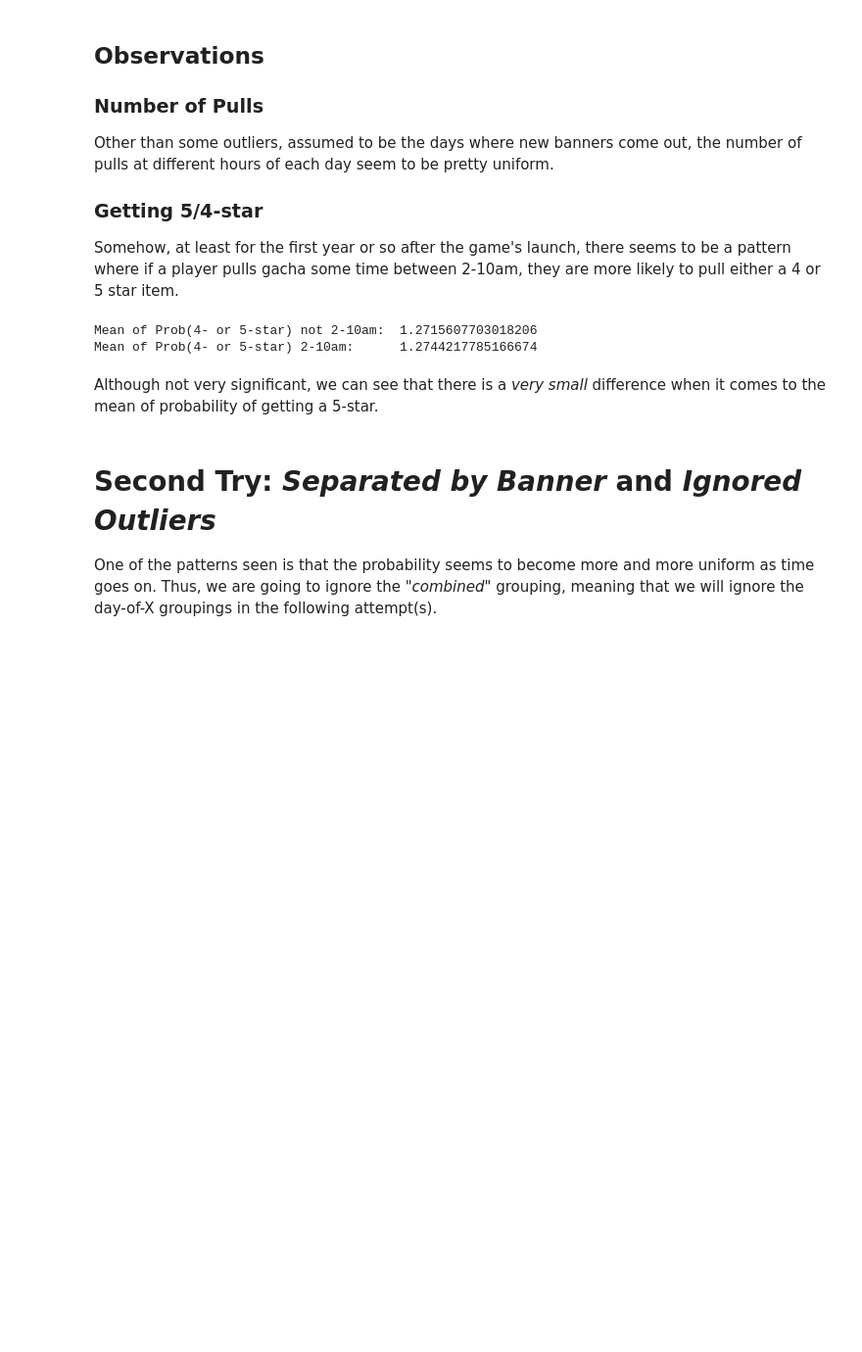
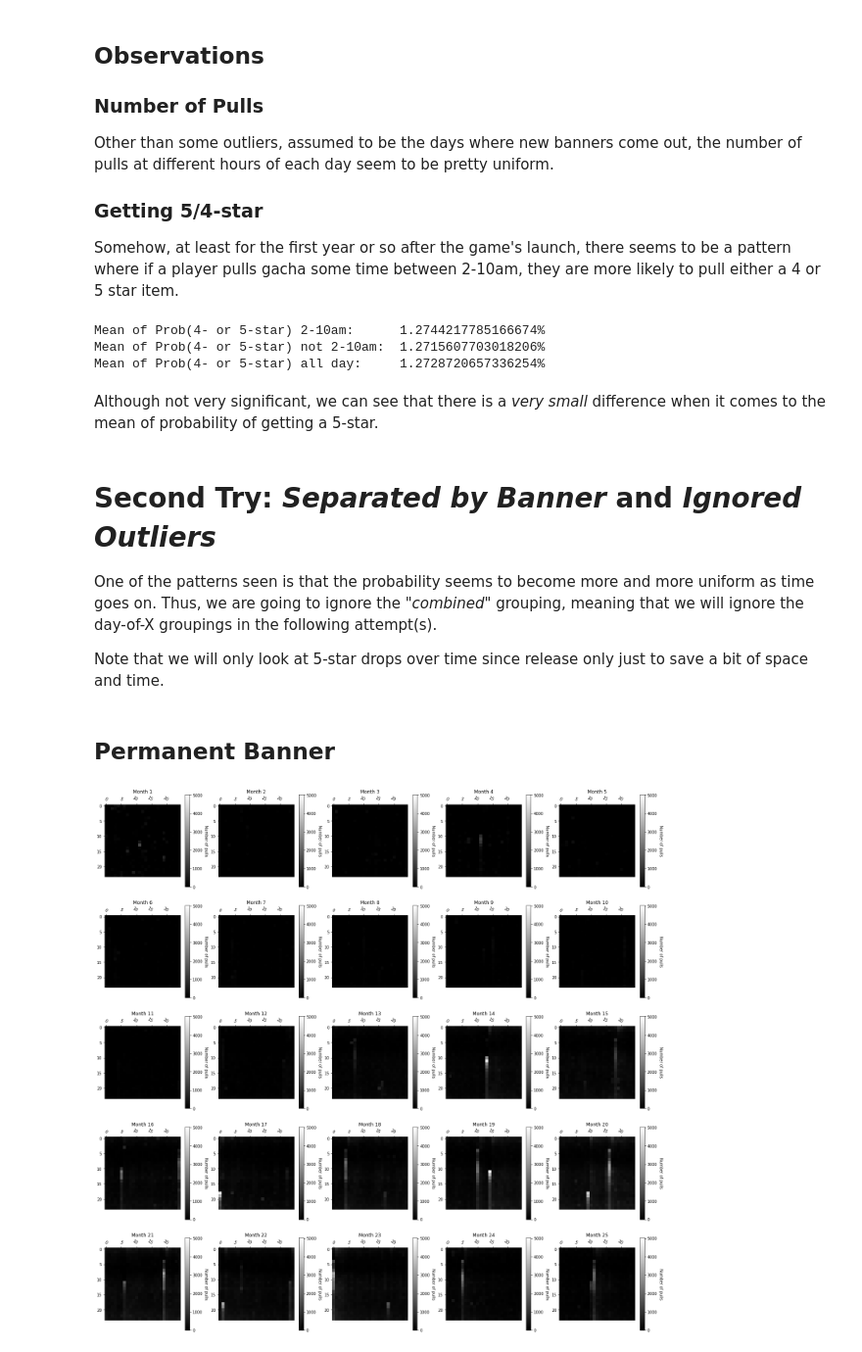
Before and after one commit to justnawat/optimized-genshin-pulling, a Jupyter notebook: Optimized Genshin Pulls.ipynb, the cells around one changed output. Shown at 98% size. Saved outputs shown, nothing was run; the diff lists cells and outputs as text; code cells hidden in the pictures; blank space fills up the shorter version.

Commit message:
separated by banner but outliers still included

```diff
--- a/Optimized Genshin Pulls.ipynb
+++ b/Optimized Genshin Pulls.ipynb
@@ -284,17 +289,33 @@ of each day seem to be pretty uniform.
 Somehow, at least for the first year or so after the game's launch, there seems to be a pattern where
 if a player pulls gacha some time between 2-10am, they are more likely to pull either a 4 or 5 star item.
 # %%
-print(f"Mean of Prob(4- or 5-star) not 2-10am: \t{np.mean(all_fives[11:, :]) * 100}")
-print(f"Mean of Prob(4- or 5-star) 2-10am: \t{np.mean(all_fives[:11, :]) * 100}")
+print(
+    f"Mean of Prob(4- or 5-star) 2-10am: \t{np.mean(all_fives[:11, :]) * 100}%")
+print(
+    f"Mean of Prob(4- or 5-star) not 2-10am: \t{np.mean(all_fives[11:, :]) * 100}%")
+print(f"Mean of Prob(4- or 5-star) all day: \t{np.mean(all_fives) * 100}%")
 # %% [output]
-Mean of Prob(4- or 5-star) not 2-10am:  1.2715607703018206
-Mean of Prob(4- or 5-star) 2-10am:      1.2744217785166674
+Mean of Prob(4- or 5-star) 2-10am:      1.2744217785166674%
+Mean of Prob(4- or 5-star) not 2-10am:  1.2715607703018206%
+Mean of Prob(4- or 5-star) all day:     1.2728720657336254%
 # %% [markdown]
-Although not very significant, we can see that there is a *very small* difference when it comes to
+Although not very significant, we can see that there is a _very small_ difference when it comes to
 the mean of probability of getting a 5-star.
 # %% [markdown]
-# Second Try: _Separated by Banner_ and *Ignored Outliers*
+# Second Try: _Separated by Banner_ and _Ignored Outliers_
 
 One of the patterns seen is that the probability seems to become more and more uniform as time goes on.
-Thus, we are going to ignore the *"combined"* grouping, meaning that we will ignore the day-of-X groupings
+Thus, we are going to ignore the _"combined"_ grouping, meaning that we will ignore the day-of-X groupings
 in the following attempt(s).
+
+Note that we will only look at 5-star drops over time since release only just to save a bit of space and time.
+# %% [markdown]
+## Permanent Banner
+# %%
+full_perm = full_df[full_df.Banner == 200]
+perm_all, perm_5stars, _ = transform_func(full_perm, dsr_transformer, (24, days_since_release))
+# %%
+_, ax = plt.subplots(5, 5, figsize=(25, 25))
+dsr_heatmap(perm_all, ax, "Number of pulls")
+# %% [output]
+[figure, added]
```
Also changed, not shown: parts of 19 cells of this notebook.
